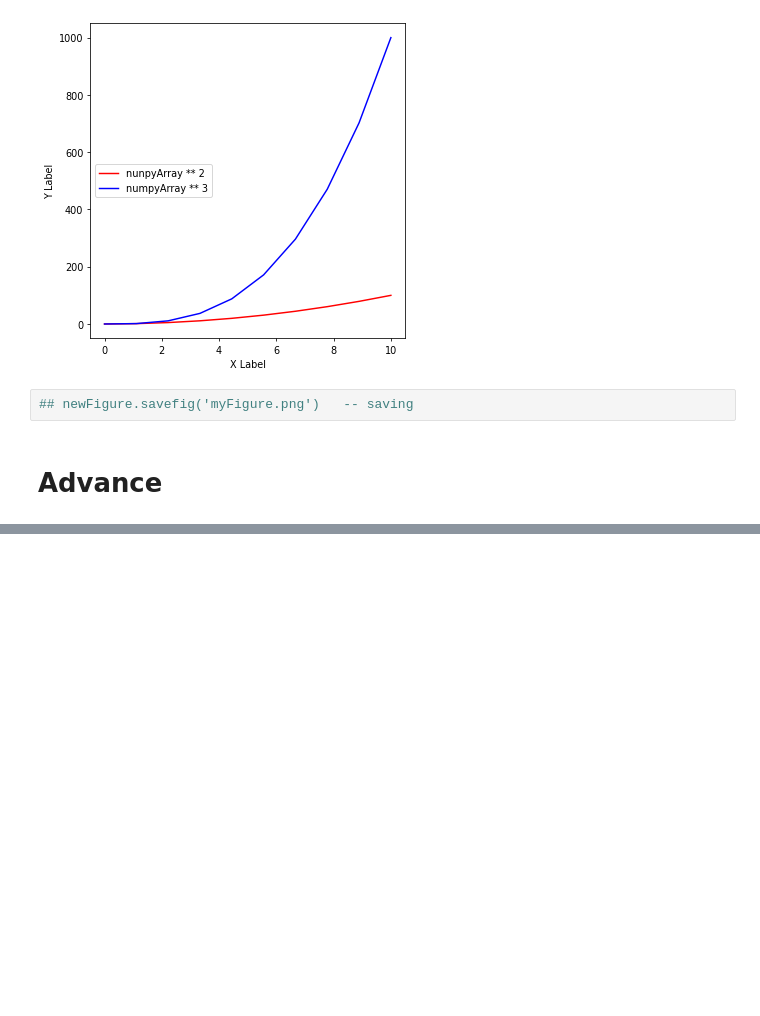
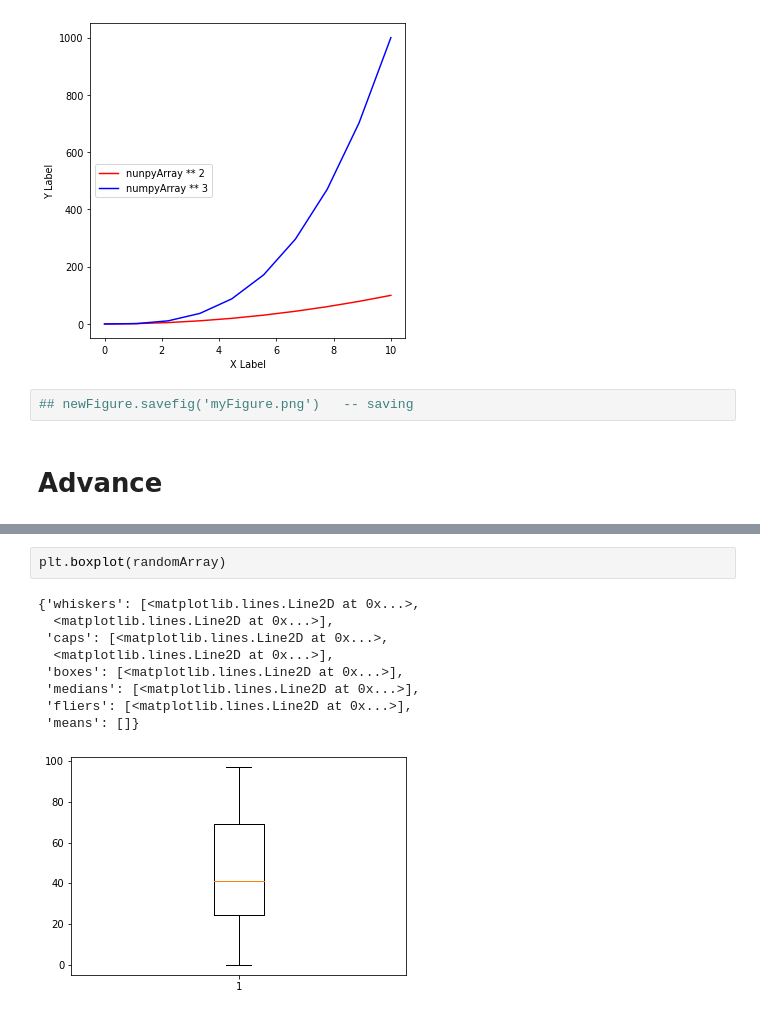
Before and after one commit to anildursunipek/python-modules, a Jupyter notebook: matplotlib_pyplot_module/matplotlib_data_visualization.ipynb, the cells around one changed output, grey strips where cells are left out. Saved outputs shown, nothing was run; the diff lists cells and outputs as text; blank space fills up the shorter version.

```diff
--- a/matplotlib_pyplot_module/matplotlib_data_visualization.ipynb
+++ b/matplotlib_pyplot_module/matplotlib_data_visualization.ipynb
@@ -107,0 +138,12 @@ newAxis.legend(loc=6)
+# %%
+plt.boxplot(randomArray)
+# %% [output]
+{'whiskers': [<matplotlib.lines.Line2D at 0x...>,
+  <matplotlib.lines.Line2D at 0x...>],
+ 'caps': [<matplotlib.lines.Line2D at 0x...>,
+  <matplotlib.lines.Line2D at 0x...>],
+ 'boxes': [<matplotlib.lines.Line2D at 0x...>],
+ 'medians': [<matplotlib.lines.Line2D at 0x...>],
+ 'fliers': [<matplotlib.lines.Line2D at 0x...>],
+ 'means': []}
+[figure, added]
```
Also changed, not shown: parts of 9 cells of this notebook.
